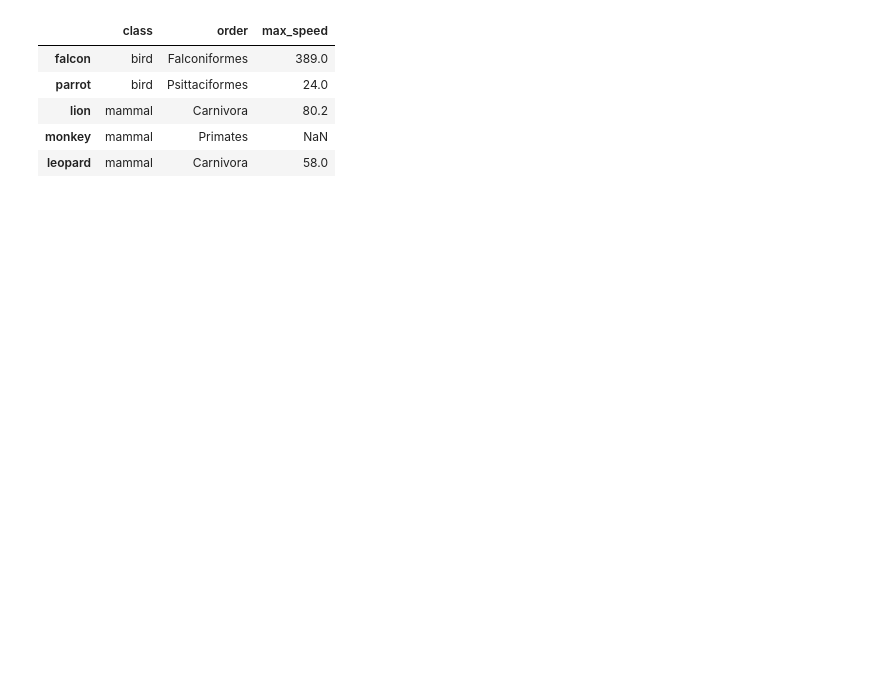
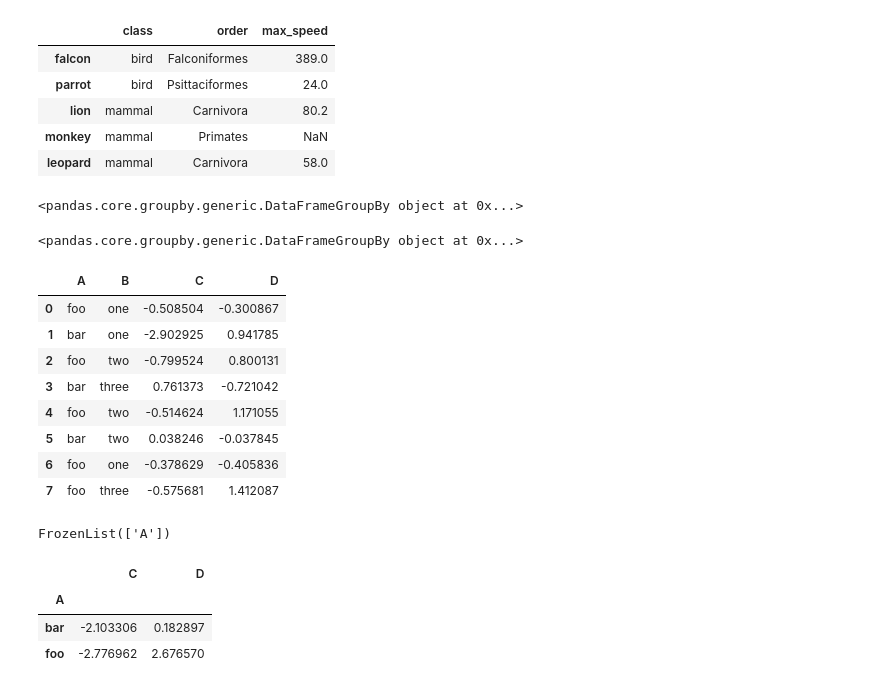
Before and after one commit to ilyak93/self-studying, a Jupyter notebook: DataEngineering/pandas/pandas_groupby.ipynb, the cells around one changed output. Saved outputs shown, nothing was run; the diff lists cells and outputs as text; code cells hidden in the pictures; blank space fills up the shorter version.

```diff
--- a/DataEngineering/pandas/pandas_groupby.ipynb
+++ b/DataEngineering/pandas/pandas_groupby.ipynb
@@ -36,0 +39,4 @@ speeds
+# %%
+grouped
+# %% [output]
+<pandas.core.groupby.generic.DataFrameGroupBy object at 0x...>
@@ -36,0 +45,34 @@ speeds
+# %%
+grouped
+# %% [output]
+<pandas.core.groupby.generic.DataFrameGroupBy object at 0x...>
+# %%
+df = pd.DataFrame(
+
+    {
+
+        "A": ["foo", "bar", "foo", "bar", "foo", "bar", "foo", "foo"],
+
+        "B": ["one", "one", "two", "three", "two", "two", "one", "three"],
+
+        "C": np.random.randn(8),
+
+        "D": np.random.randn(8),
+
+    }
+
+)
+
+
+
+df
+# %% [output]
+|  | A | B | C | D |
+| 0 | foo | one | -0.508504 | -0.300867 |
+| 1 | bar | one | -2.902925 | 0.941785 |
+| 2 | foo | two | -0.799524 | 0.800131 |
+| 3 | bar | three | 0.761373 | -0.721042 |
+| 4 | foo | two | -0.514624 | 1.171055 |
+| 5 | bar | two | 0.038246 | -0.037845 |
+| 6 | foo | one | -0.378629 | -0.405836 |
+| 7 | foo | three | -0.575681 | 1.412087 |
@@ -36,0 +87,13 @@ speeds
+# %%
+df2.index.names.difference(["B"])
+# %% [output]
+FrozenList(['A'])
+# %%
+grouped = df2.groupby(level=df2.index.names.difference(["B"]))
+
+grouped.sum()
+# %% [output]
+|  | C | D |
+| A |  |  |
+| bar | -2.103306 | 0.182897 |
+| foo | -2.776962 | 2.676570 |
```
Also changed, not shown: parts of 33 cells of this notebook.
